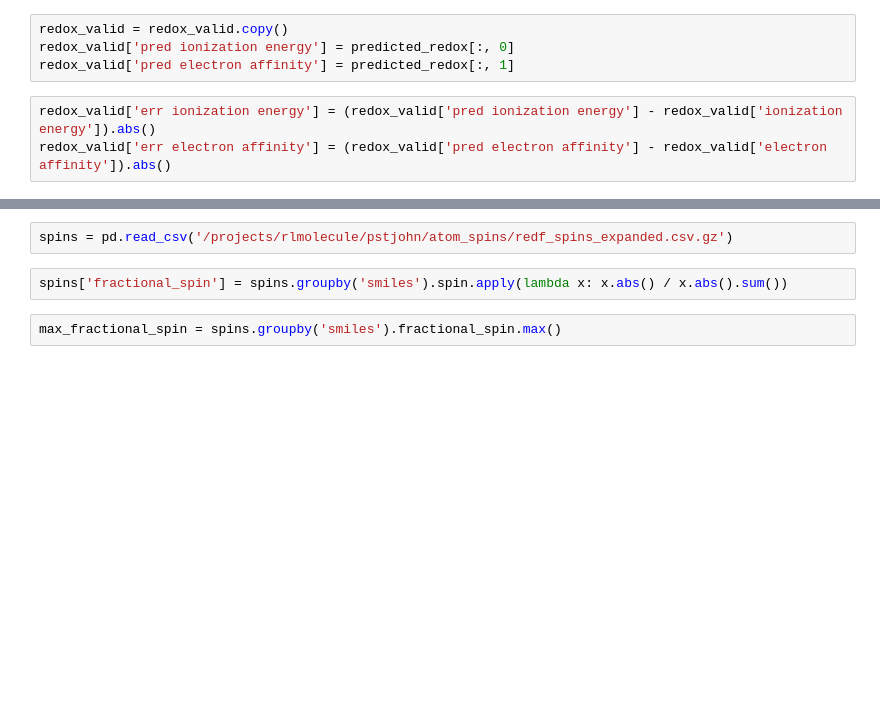
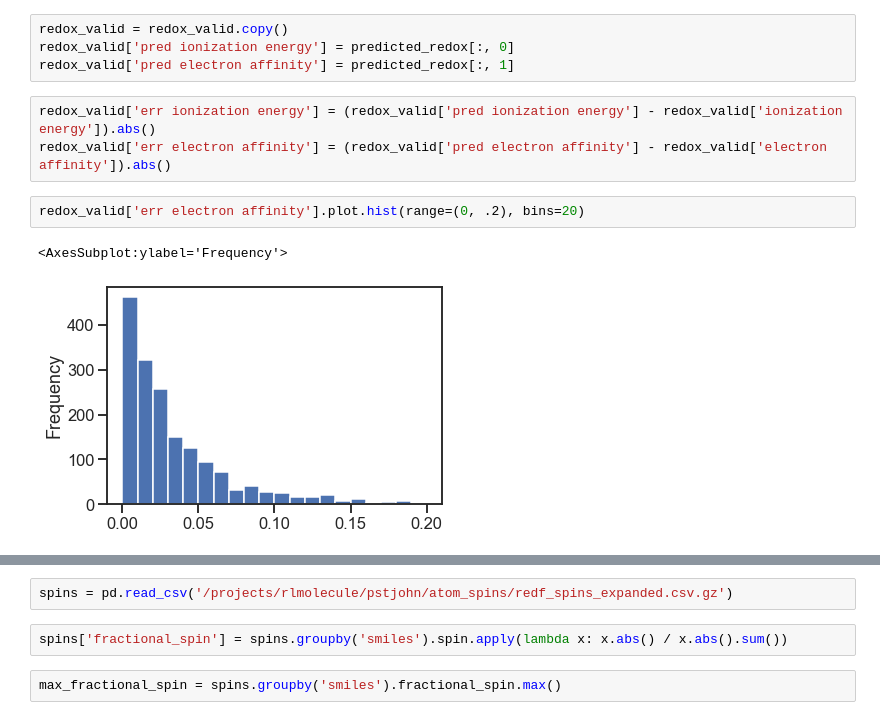
Before and after one commit to shreesowndarya/spin_gnn, a Jupyter notebook: plot_test_redox.ipynb, the cells around one changed output, grey strips where cells are left out. Saved outputs shown, nothing was run; the diff lists cells and outputs as text; blank space fills up the shorter version.

```diff
--- a/plot_test_redox.ipynb
+++ b/plot_test_redox.ipynb
@@ -106,3 +126,8 @@ redox_valid['pred electron affinity'] = predicted_redox[:, 1]
 # %%
 redox_valid['err ionization energy'] = (redox_valid['pred ionization energy'] - redox_valid['ionization energy']).abs()
 redox_valid['err electron affinity'] = (redox_valid['pred electron affinity'] - redox_valid['electron affinity']).abs()
+# %%
+redox_valid['err electron affinity'].plot.hist(range=(0, .2), bins=20)
+# %% [output]
+<AxesSubplot:ylabel='Frequency'>
+[figure, added]
```
Also changed, not shown: parts of 25 cells of this notebook, 2 other files.
